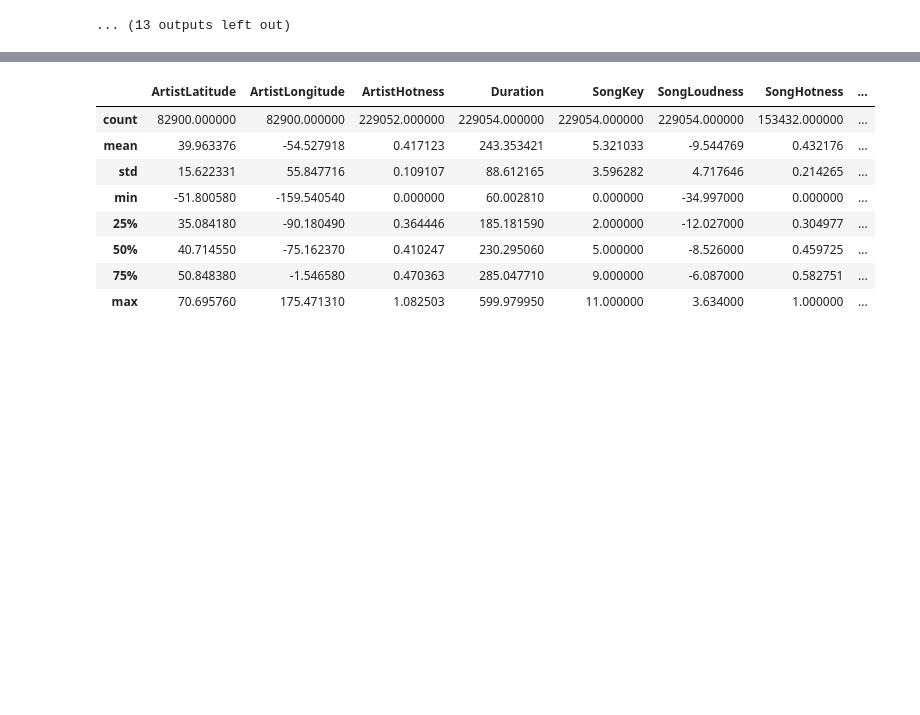
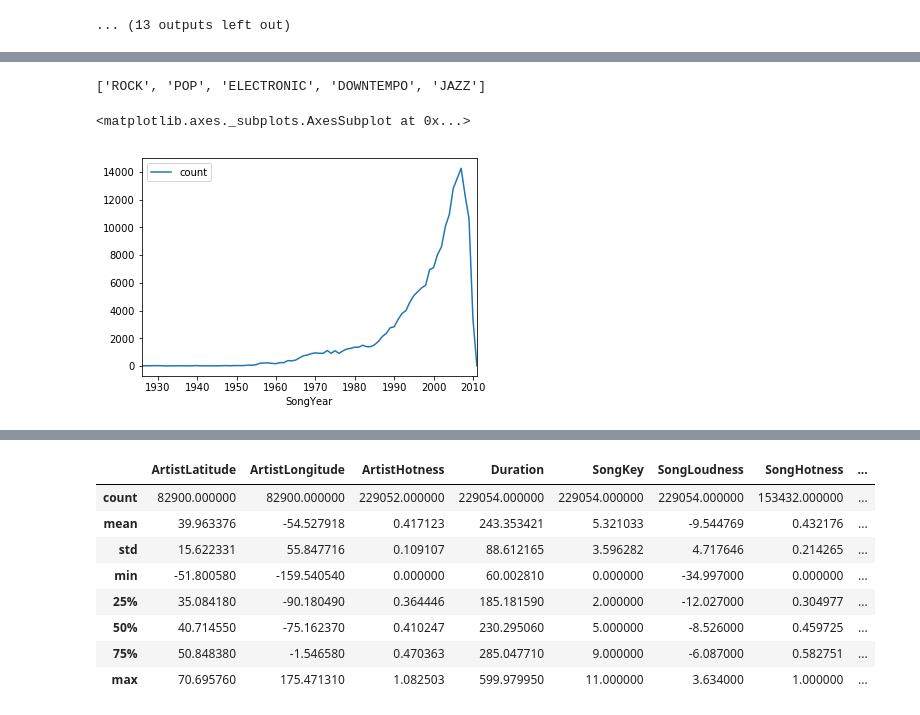
Before and after one commit to maxpr/ADA, a Jupyter notebook: project/Solution.ipynb, the cells around one changed output, grey strips where cells are left out. Cells and saved outputs as stored; diff of their text form; code cells hidden in the pictures; blank space fills up the shorter version.

Commit message:
Further genre reduction with genre year distribution

```diff
--- a/project/Solution.ipynb
+++ b/project/Solution.ipynb
@@ -1188,0 +1223,18 @@ ALTERNATIVE ROCK / INDIE
+# %%
+def extract_top_genres(genres):
+    genres_top = []
+    for genre in genres:
+        #print(genre)
+        if(genre is not None):
+            key = genre.upper()
+        if key in genreTopTree.keys():
+            if genreTopTree.get(key) not in genres_top:
+                genres_top.append(genreTopTree.get(key))
+        else:
+            pass
+    return genres_top
+# %%
+normalized_df["TopGenres"] = normalized_df.ParentGenres.apply(lambda x : extract_top_genres(x))
+set_genre_top = get_songs_genre_indexes("TopGenres")
+for genre in set_genre_top:
+    print ("Genre {} has {} songs.".format(genre, len(set_genre_parent[genre])))
@@ -1188,0 +1259,15 @@ ALTERNATIVE ROCK / INDIE
+# %%
+set_genre_top_num = { x: len(set_genre_top[x]) for x in set_genre_top.keys() }
+top_top_genres = sorted(set_genre_top_num, key=set_genre_top_num.get, reverse=True)[:5]
+top_top_genres
+# %% [output]
+['ROCK', 'POP', 'ELECTRONIC', 'DOWNTEMPO', 'JAZZ']
+# %%
+def get_year_cnt(df):
+    return df.groupby(['SongYear']).agg(['count'])['SongTitle']
+# %%
+rock_year_cnt = get_year_cnt(normalized_df.loc[set_genre_top['ROCK']])
+rock_year_cnt.plot(kind='line')
+# %% [output]
+<matplotlib.axes._subplots.AxesSubplot at 0x...>
+[figure, added]
```
Also changed, not shown: parts of 9 cells of this notebook.
